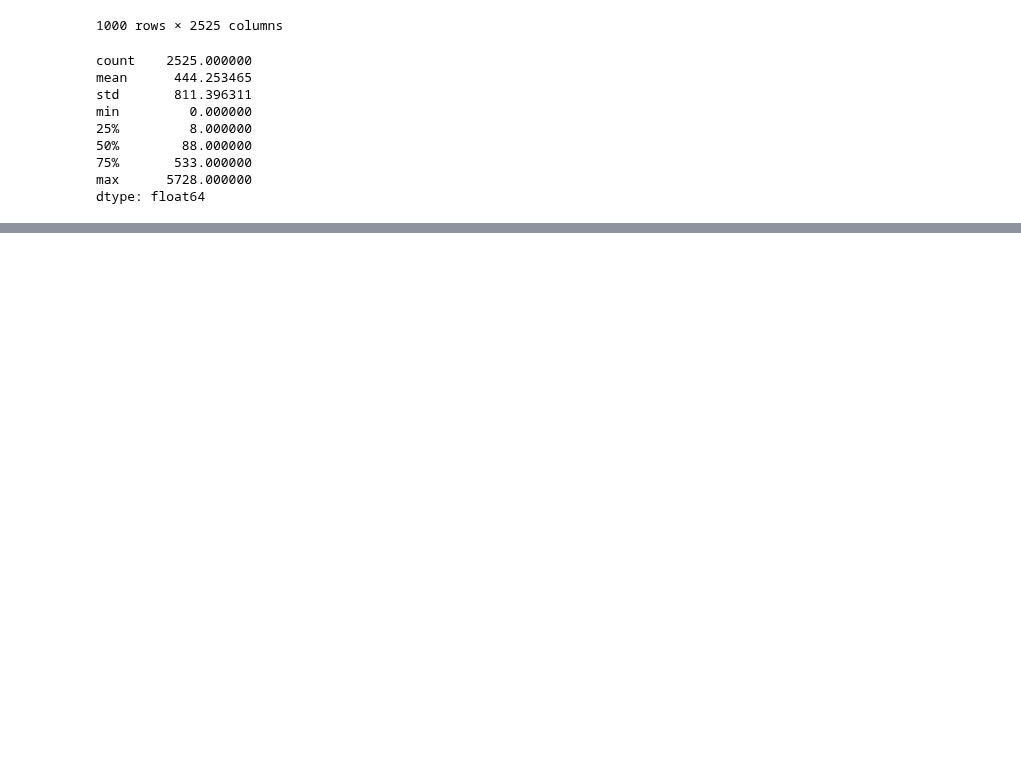
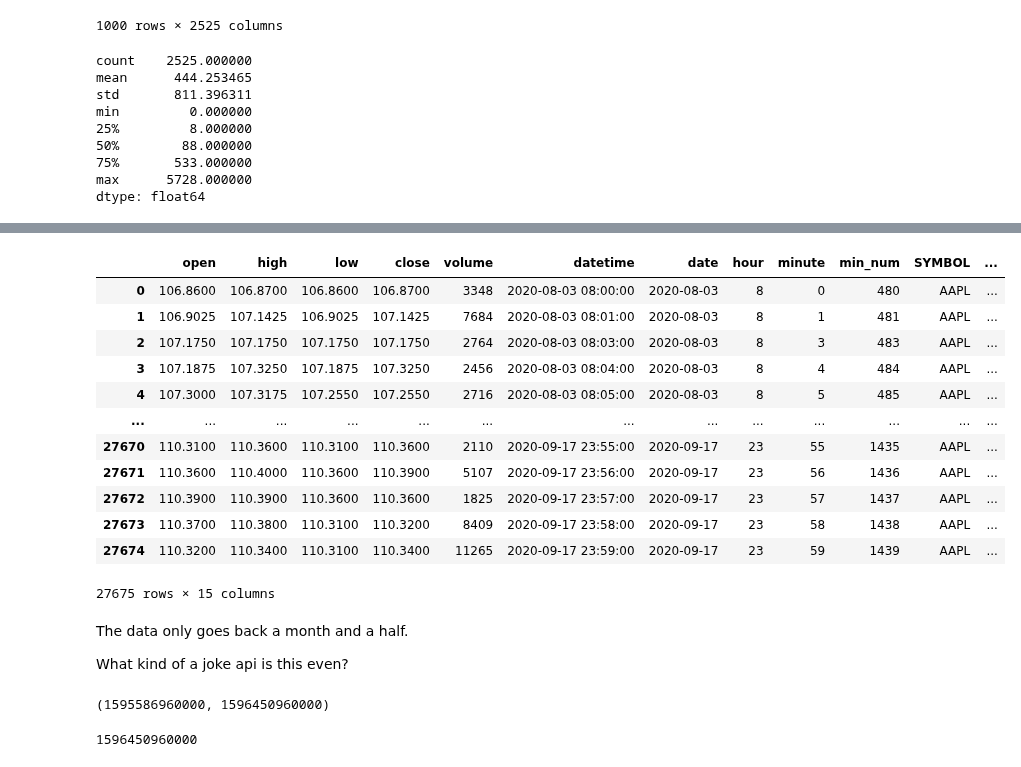
Before and after one commit to MarkPopovich/financial-ml, a Jupyter notebook: 1-ETL/1.4 Download SP500 Minute Data.ipynb, the cells around one changed output, grey strips where cells are left out. Saved outputs shown, nothing was run; the diff lists cells and outputs as text; code cells hidden in the pictures; blank space fills up the shorter version.

```diff
--- a/1-ETL/1.4 Download SP500 Minute Data.ipynb
+++ b/1-ETL/1.4 Download SP500 Minute Data.ipynb
@@ -245,0 +441,35 @@ X
+# %%
+extract_stock('AAPL',
+                                                      return_df=True,
+                                                      periodType='day',
+                                                      frequencyType='minute',
+                                                      frequency='1',
+                                                      periods=periods,
+                                                      endDate=None,
+                                                      startDate=1505586960000)
+# %% [output]
+|  | open | high | low | close | volume | datetime | date | hour | minute | min_num | SYMBOL | ... |
+| 0 | 106.8600 | 106.8700 | 106.8600 | 106.8700 | 3348 | 2020-08-03 08:00:00 | 2020-08-03 | 8 | 0 | 480 | AAPL | ... |
+| 1 | 106.9025 | 107.1425 | 106.9025 | 107.1425 | 7684 | 2020-08-03 08:01:00 | 2020-08-03 | 8 | 1 | 481 | AAPL | ... |
+| 2 | 107.1750 | 107.1750 | 107.1750 | 107.1750 | 2764 | 2020-08-03 08:03:00 | 2020-08-03 | 8 | 3 | 483 | AAPL | ... |
+| 3 | 107.1875 | 107.3250 | 107.1875 | 107.3250 | 2456 | 2020-08-03 08:04:00 | 2020-08-03 | 8 | 4 | 484 | AAPL | ... |
+| 4 | 107.3000 | 107.3175 | 107.2550 | 107.2550 | 2716 | 2020-08-03 08:05:00 | 2020-08-03 | 8 | 5 | 485 | AAPL | ... |
+| ... | ... | ... | ... | ... | ... | ... | ... | ... | ... | ... | ... | ... |
+| 27670 | 110.3100 | 110.3600 | 110.3100 | 110.3600 | 2110 | 2020-09-17 23:55:00 | 2020-09-17 | 23 | 55 | 1435 | AAPL | ... |
+| 27671 | 110.3600 | 110.4000 | 110.3600 | 110.3900 | 5107 | 2020-09-17 23:56:00 | 2020-09-17 | 23 | 56 | 1436 | AAPL | ... |
+| 27672 | 110.3900 | 110.3900 | 110.3600 | 110.3600 | 1825 | 2020-09-17 23:57:00 | 2020-09-17 | 23 | 57 | 1437 | AAPL | ... |
+| 27673 | 110.3700 | 110.3800 | 110.3100 | 110.3200 | 8409 | 2020-09-17 23:58:00 | 2020-09-17 | 23 | 58 | 1438 | AAPL | ... |
+| 27674 | 110.3200 | 110.3400 | 110.3100 | 110.3400 | 11265 | 2020-09-17 23:59:00 | 2020-09-17 | 23 | 59 | 1439 | AAPL | ... |
+27675 rows × 15 columns
+# %% [markdown]
+The data only goes back a month and a half.
+
+What kind of a joke api is this even?
+# %%
+endDate, startDate
+# %% [output]
+(1595586960000, 1596450960000)
+# %%
+unix_time_millis(stock_df['datetime'].min())
+# %% [output]
+1596450960000
```
Also changed, not shown: parts of 24 cells of this notebook, 34 other files.
